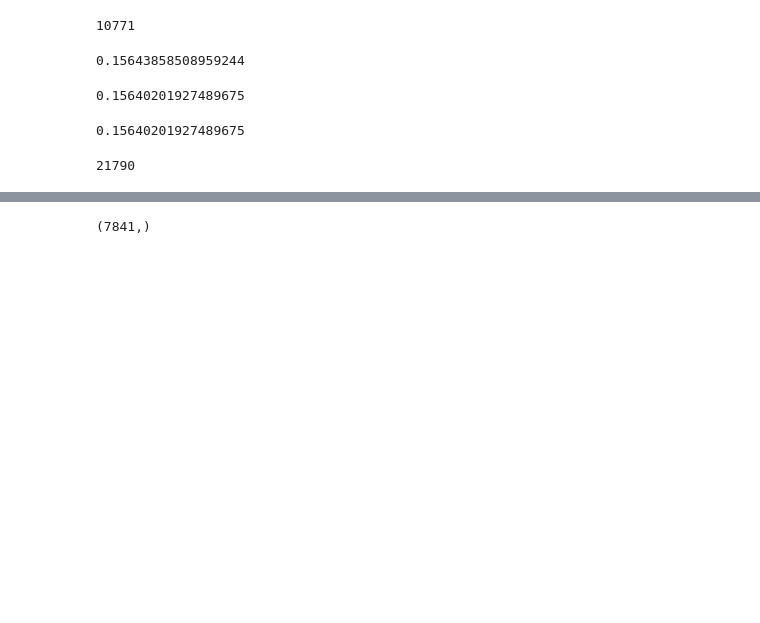
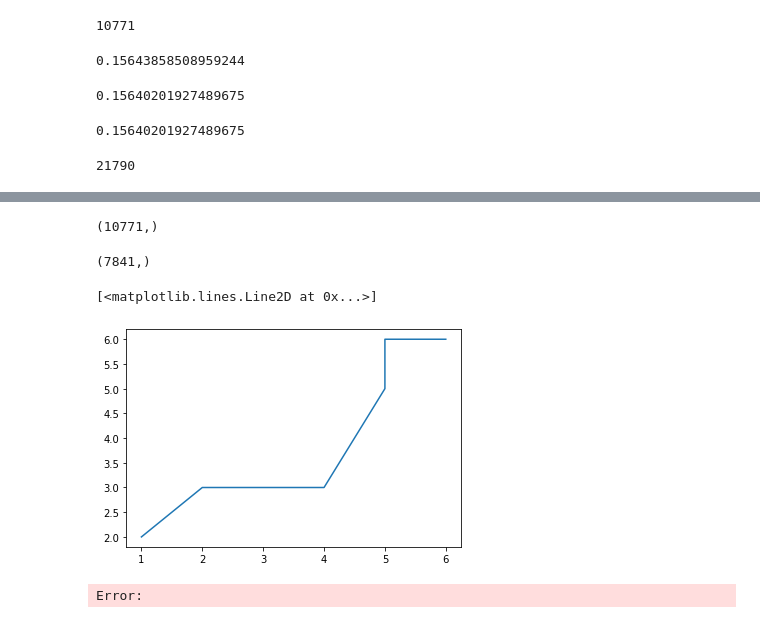
Before and after one commit to leevironty/stat-ml-project, a Jupyter notebook: main.ipynb, the cells around one changed output, grey strips where cells are left out. Drawn from its saved outputs; the diff is of its cells as text; code cells hidden in the pictures; blank space fills up the shorter version.

```diff
--- a/main.ipynb
+++ b/main.ipynb
@@ -517,3 +542,7 @@ l, th, tp = equal_opportunity(probs, protected_label.values * 1, y.values * 1)
+# %%
+ls[1].shape
+# %% [output]
+(10771,)
 # %%
 t = np.unique(np.concatenate(tp))  # also sorts
 # %%
@@ -524,0 +560,14 @@ losses = np.zeros_like(t.shape)
+# %%
+a = np.array([1, 2, 4, 5, 5, 6])
+b = np.array([2, 3, 3, 5, 6, 6])
+
+plt.plot(a, b)
+# %% [output]
+[<matplotlib.lines.Line2D at 0x...>]
+[figure, added]
+# %%
+slopes = np.diff(b) / np.diff(a)
+del_mask = slopes[:-1] <= slopes[1:]
+np.concatenate([[False], del_mask, [False]])
+# %% [output]
+Error:
```
Also changed, not shown: parts of 14 cells of this notebook, 5 other files.
